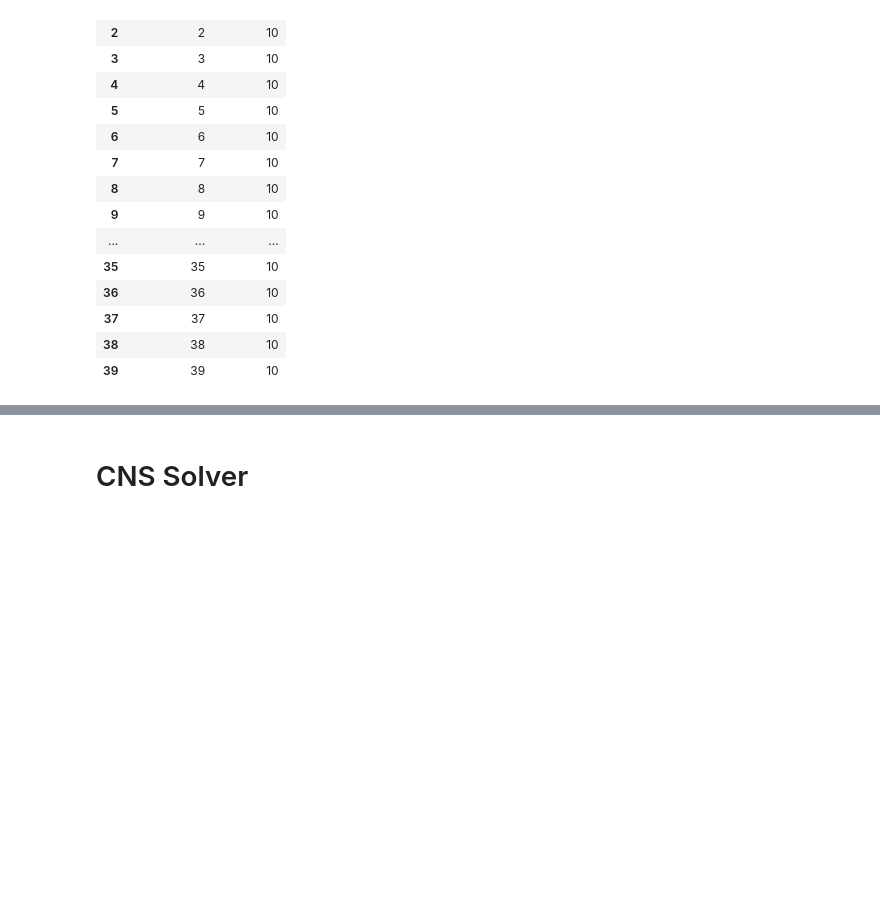
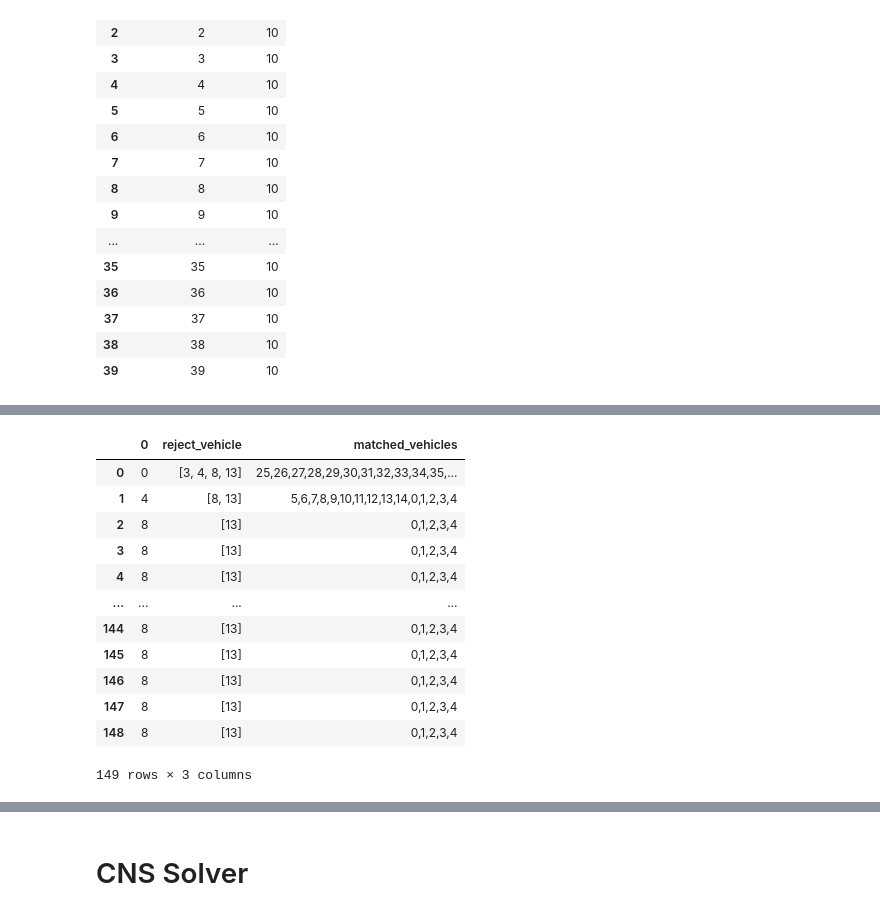
Before and after one commit to k-iko/cns_solver_bechmarking, a Jupyter notebook: codes/jupyter/kouei_compare_solvers.ipynb, the cells around one changed output, grey strips where cells are left out. Drawn from its saved outputs; the diff is of its cells as text; code cells hidden in the pictures; blank space fills up the shorter version.

```diff
--- a/codes/jupyter/kouei_compare_solvers.ipynb
+++ b/codes/jupyter/kouei_compare_solvers.ipynb
@@ -354,0 +413,7 @@ maxvisit_df.to_csv(maxvisit_file_path, index=False)
+# %%
+# 重複を削除して届先IDごとのユニークな値をリストとして取得
+unique_dest_df = request_df.drop_duplicates(subset=['届先ID'])['軒先車格制限']
+# 0行目に挿入
+new_row = pd.Series(0)
+unique_dest_df = pd.concat([new_row, unique_dest_df]).reset_index(drop=True)
+unique_dest_df
@@ -354,0 +433,13 @@ maxvisit_df.to_csv(maxvisit_file_path, index=False)
+# %%
+# 比較対象のリスト
+comparison_list = [3, 4, 8, 13]
+
+# 新たな列の値を取得
+new_column_values = []
+for value in unique_dest_df:
+    filtered_values = [x for x in comparison_list if x > value]
+    new_column_values.append(filtered_values)
+
+# 新しい列をDataFrameに追加
+unique_dest_df = pd.concat([unique_dest_df, pd.Series(new_column_values, name='reject_vehicle')], axis=1)
+unique_dest_df
@@ -354,0 +481,26 @@ maxvisit_df.to_csv(maxvisit_file_path, index=False)
+# %%
+# reject_vehicleとLOAD_LIMITの値を参照して一致するVEHICLENO.を抜き出し、新しい列として追加
+result = []
+for index, row in unique_dest_df.iterrows():
+    vehicles = []
+    for v in row['reject_vehicle']:
+        vehicles.extend(vehicle_setting_df[vehicle_setting_df['LOAD_LIMIT'] == v]['VEHICLENO.'].tolist())
+    result.append(vehicles)
+
+unique_dest_df['matched_vehicles'] = result
+unique_dest_df['matched_vehicles'] = unique_dest_df['matched_vehicles'].apply(lambda x: ','.join(map(str, x)))
+unique_dest_df
+# %% [output]
+|  | 0 | reject_vehicle | matched_vehicles |
+| 0 | 0 | [3, 4, 8, 13] | 25,26,27,28,29,30,31,32,33,34,35,... |
+| 1 | 4 | [8, 13] | 5,6,7,8,9,10,11,12,13,14,0,1,2,3,4 |
+| 2 | 8 | [13] | 0,1,2,3,4 |
+| 3 | 8 | [13] | 0,1,2,3,4 |
+| 4 | 8 | [13] | 0,1,2,3,4 |
+| ... | ... | ... | ... |
+| 144 | 8 | [13] | 0,1,2,3,4 |
+| 145 | 8 | [13] | 0,1,2,3,4 |
+| 146 | 8 | [13] | 0,1,2,3,4 |
+| 147 | 8 | [13] | 0,1,2,3,4 |
+| 148 | 8 | [13] | 0,1,2,3,4 |
+149 rows × 3 columns
```
Also changed, not shown: parts of 20 cells of this notebook.
